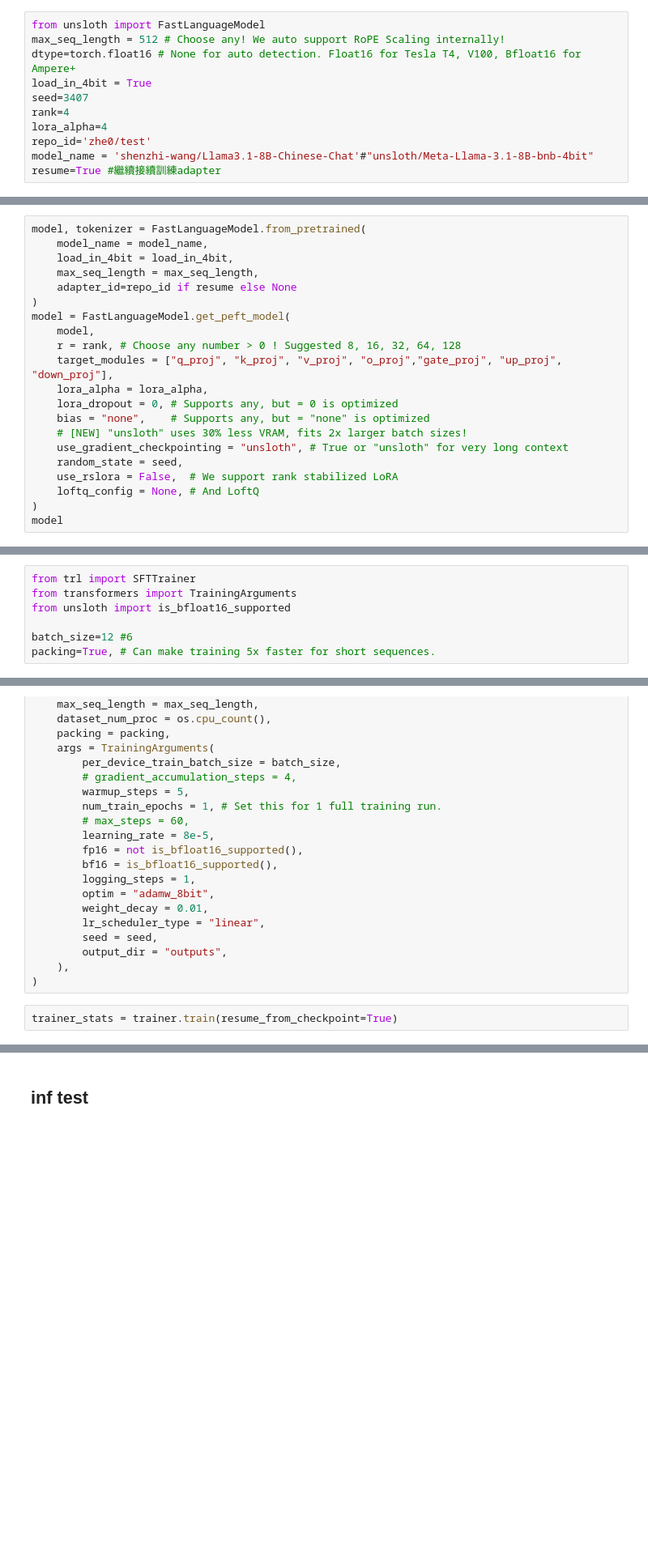
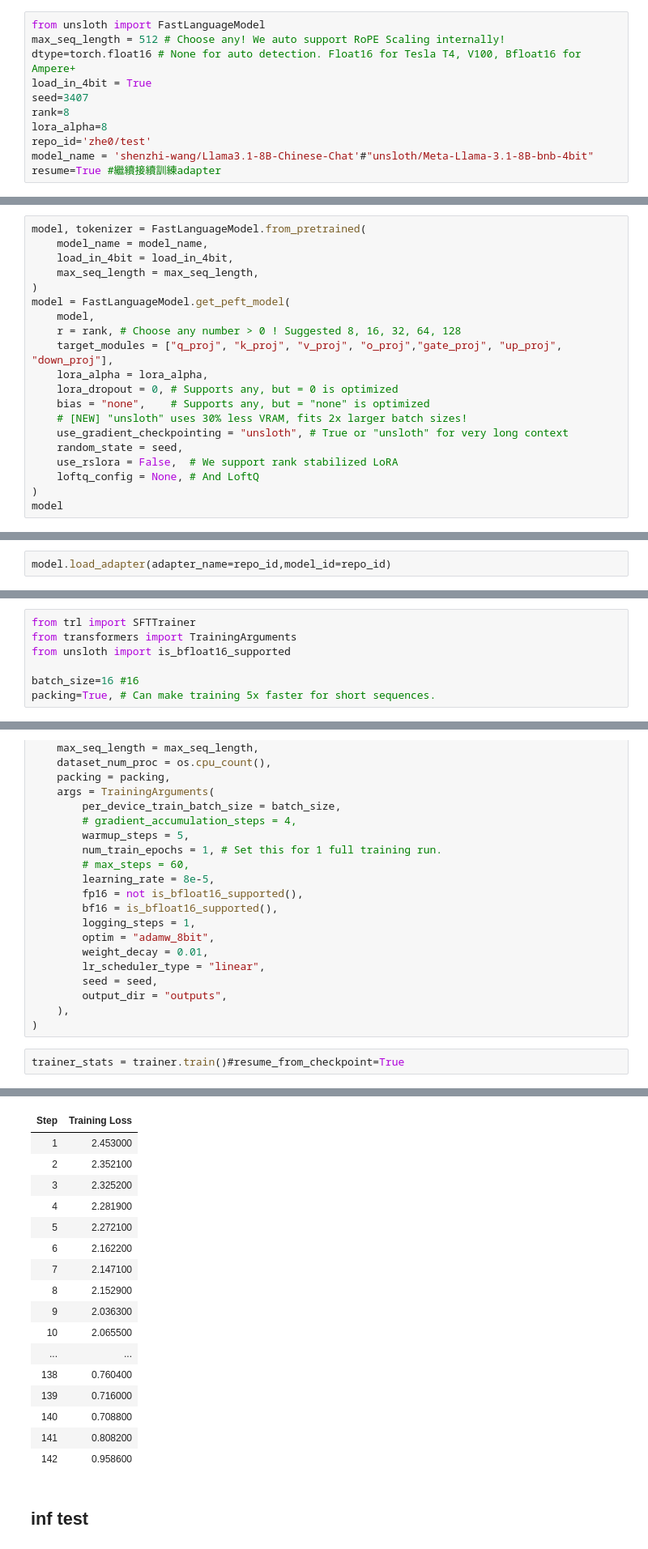
Before and after one commit to zhe0/prac, a Jupyter notebook: untitle.ipynb, the cells around one changed output, grey strips where cells are left out. Shown: that part at 81% size. Cells and saved outputs as stored; diff of their text form; blank space fills up the shorter version.

```diff
--- a/untitle.ipynb
+++ b/untitle.ipynb
@@ -120,8 +121,8 @@ max_seq_length = 512 # Choose any! We auto support RoPE Scaling internally!
 dtype=torch.float16 # None for auto detection. Float16 for Tesla T4, V100, Bfloat16 for Ampere+
 load_in_4bit = True
 seed=3407
-rank=4
-lora_alpha=4
+rank=8
+lora_alpha=8
 repo_id='zhe0/test'
 model_name = 'shenzhi-wang/Llama3.1-8B-Chinese-Chat'#"unsloth/Meta-Llama-3.1-8B-bnb-4bit"
 resume=True #繼續接續訓練adapter
@@ -130,7 +133,6 @@ model, tokenizer = FastLanguageModel.from_pretrained(
     model_name = model_name,
     load_in_4bit = load_in_4bit,
     max_seq_length = max_seq_length,
-    adapter_id=repo_id if resume else None
 )
 model = FastLanguageModel.get_peft_model(
     model,
@@ -156,0 +177,2 @@ TypeError: LlamaForCausalLM.__init__() got an unexpected keyword argument 'adapt
+# %%
+model.load_adapter(adapter_name=repo_id,model_id=repo_id)
@@ -235,7 +259,7 @@ from trl import SFTTrainer
 from transformers import TrainingArguments
 from unsloth import is_bfloat16_supported
 
-batch_size=12 #6
+batch_size=16 #16
 packing=True, # Can make training 5x faster for short sequences.
 # %%
 trainer = SFTTrainer(
@@ -265,7 +289,7 @@ trainer = SFTTrainer(
     ),
 )
 # %%
-trainer_stats = trainer.train(resume_from_checkpoint=True)
+trainer_stats = trainer.train()#resume_from_checkpoint=True
 # %% [output]
 ==((====))==  Unsloth - 2x faster free finetuning | Num GPUs = 1
    \\   /|    Num examples = 2,258 | Num Epochs = 1
@@ -276,3 +300,20 @@ OutOfMemoryError: CUDA out of memory. Tried to allocate 48.00 MiB. GPU
+| Step | Training Loss |
+| 1 | 2.453000 |
+| 2 | 2.352100 |
+| 3 | 2.325200 |
+| 4 | 2.281900 |
+| 5 | 2.272100 |
+| 6 | 2.162200 |
+| 7 | 2.147100 |
+| 8 | 2.152900 |
+| 9 | 2.036300 |
+| 10 | 2.065500 |
+| ... | ... |
+| 138 | 0.760400 |
+| 139 | 0.716000 |
+| 140 | 0.708800 |
+| 141 | 0.808200 |
+| 142 | 0.958600 |
 # %% [markdown]
 ## inf test
 # %%
```
Also changed, not shown: parts of 12 cells of this notebook.
